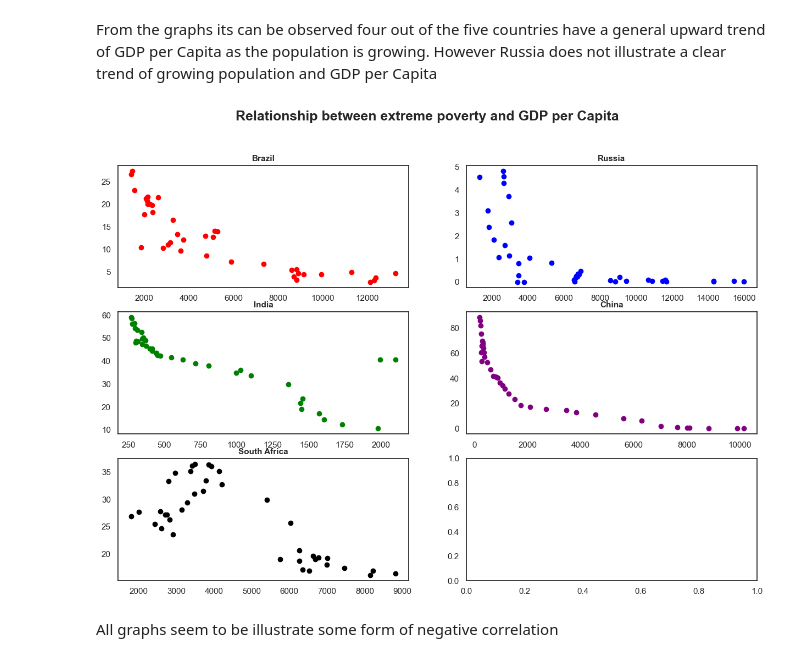
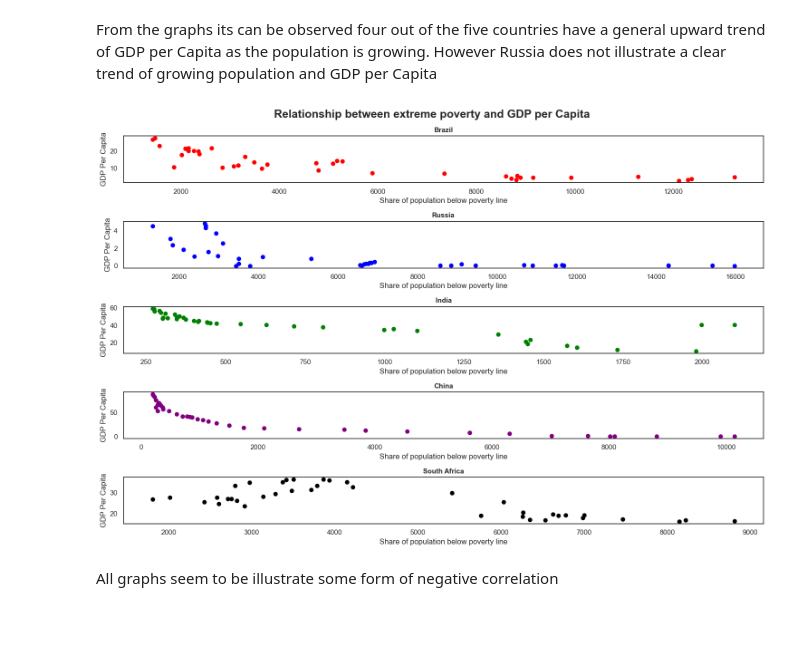
Before and after one commit to NigelGondo/Portfolio_Projects, a Jupyter notebook: Regression analysis of extreme poverty and GDP per Capita.ipynb, the cells around one changed output. Saved outputs shown, nothing was run; the diff lists cells and outputs as text; code cells hidden in the pictures; blank space fills up the shorter version.

```diff
--- a/Regression analysis of extreme poverty and GDP per Capita.ipynb
+++ b/Regression analysis of extreme poverty and GDP per Capita.ipynb
@@ -347,7 +403,12 @@ World Population    float64
 dtype: object
 # %%
 #Concatenating the dataframes
-df_pop_brics = pd.concat([df_pop_bra_clean, df_pop_rus_clean, df_pop_ind_clean, df_pop_chi_clean, df_pop_rsa_clean], axis = 1)
+df_pop_brics = pd.concat([df_pop_bra_clean,
+                          df_pop_rus_clean,
+                          df_pop_ind_clean,
+                          df_pop_chi_clean,
+                          df_pop_rsa_clean],
+                         axis = 1)
 df_pop_brics.tail()
 # %% [output]
 |  | Brazil Population | Russia Population | India Population | China Population | South Africa Population |
@@ -434,6 +494,11 @@ df_poverty_world.set_index('Year', inplace=True)
 # %%
 #concatenate the data frames
-df_poverty_brics = pd.concat([df_poverty_bra,df_poverty_rus, df_poverty_ind, df_poverty_chi,df_poverty_rsa], axis = 1)
+df_poverty_brics = pd.concat([df_poverty_bra,
+                              df_poverty_rus,
+                              df_poverty_ind,
+                              df_poverty_chi,
+                              df_poverty_rsa],
+                              axis = 1)
 df_poverty_brics.tail()
 # %% [output]
 |  | BRA $1.90 per day - share of popu... | RUS $1.90 per day - share of popu... | IND $1.90 per day - share of popu... | CHN $1.90 per day - share of popu... | ... |
@@ -645,25 +752,63 @@ plt.show()
 From the graphs its can be observed four out of the five countries have a general upward trend of GDP per Capita as the population is growing. However Russia does not illustrate a clear trend of growing population and GDP per Capita
 # %%
 #Creating scatter plots to illustrate relationship between extreme poverty and GDP per Capita
-fig, ax = plt.subplots(3,2)
+fig, ax = plt.subplots(5)
 
-ax[0, 0].scatter(df_GDP_per_Capita_brics['Brazil GDP per Capita'], df_poverty_brics['BRA $1.90 per day - share of population below poverty line'], color = 'red', marker = 'o')
-ax[0, 0].set_title('Brazil', fontsize = 11, fontweight = 'bold')
-ax[0, 1].scatter(df_GDP_per_Capita_brics['Russia GDP per Capita'], df_poverty_brics['RUS $1.90 per day - share of population below poverty line'], color = 'blue', marker = 'o')
-ax[0, 1].set_title('Russia', fontsize = 11, fontweight = 'bold')
-ax[1, 0].scatter(df_GDP_per_Capita_brics['India GDP per Capita'], df_poverty_brics['IND $1.90 per day - share of population below poverty line'], color = 'green', marker = 'o')
-ax[1, 0].set_title('India', fontsize = 11, fontweight = 'bold')
-ax[1, 1].scatter(df_GDP_per_Capita_brics['China GDP per Capita'], df_poverty_brics['CHN $1.90 per day - share of population below poverty line'], color = 'purple', marker = 'o')
-ax[1, 1].set_title('China', fontsize = 11, fontweight = 'bold')
-ax[2, 0].scatter(df_GDP_per_Capita_brics['South Africa GDP per Capita'], df_poverty_brics['RSA $1.90 per day - share of population below poverty line'], color = 'black', marker = 'o')
-ax[2, 0].set_title('South Africa', fontsize = 11, fontweight = 'bold')
+ax[0].scatter(df_GDP_per_Capita_brics['Brazil GDP per Capita'],
+              df_poverty_brics['BRA $1.90 per day - share of population below poverty line'],
+              color = 'red')
+ax[0].set_title('Brazil',
+                fontsize = 11,
+                fontweight = 'bold')
+ax[0].set_xlabel('Share of population below poverty line')
+ax[0].set_ylabel('GDP Per Capita')
 
-plt.suptitle('Relationship between extreme poverty and GDP per Capita', fontsize = 18, fontweight = 'bold')
+ax[1].scatter(df_GDP_per_Capita_brics['Russia GDP per Capita'],
+              df_poverty_brics['RUS $1.90 per day - share of population below poverty line'],
+              color = 'blue')
+ax[1].set_title('Russia',
+                fontsize = 11,
+                fontweight = 'bold')
+ax[1].set_xlabel('Share of population below poverty line')
+ax[1].set_ylabel('GDP Per Capita')
 
+ax[2].scatter(df_GDP_per_Capita_brics['India GDP per Capita'],
+              df_poverty_brics['IND $1.90 per day - share of population below poverty line'],
+              color = 'green')
+ax[2].set_title('India',
+                fontsize = 11,
+                fontweight = 'bold')
+ax[2].set_xlabel('Share of population below poverty line')
+ax[2].set_ylabel('GDP Per Capita')
+
+ax[3].scatter(df_GDP_per_Capita_brics['China GDP per Capita'],
+              df_poverty_brics['CHN $1.90 per day - share of population below poverty line'],
+              color = 'purple')
+
+ax[3].set_title('China',
+                fontsize = 11,
+                fontweight = 'bold')
+ax[3].set_xlabel('Share of population below poverty line')
+ax[3].set_ylabel('GDP Per Capita')
+
+ax[4].scatter(df_GDP_per_Capita_brics['South Africa GDP per Capita'],
+              df_poverty_brics['RSA $1.90 per day - share of population below poverty line'],
+              color = 'black')
+ax[4].set_title('South Africa',
+                fontsize = 11,
+                fontweight = 'bold')
+ax[4].set_xlabel('Share of population below poverty line')
+ax[4].set_ylabel('GDP Per Capita')
+
+plt.suptitle('Relationship between extreme poverty and GDP per Capita',
+             fontsize = 18,
+             fontweight = 'bold')
+
+plt.tight_layout()
 
 plt.show()
 # %% [output]
-[figure, old version]
+[figure, new version]
 # %% [markdown]
 All graphs seem to be illustrate some form of negative correlation
 # %%
```
Also changed, not shown: parts of 35 cells of this notebook.
